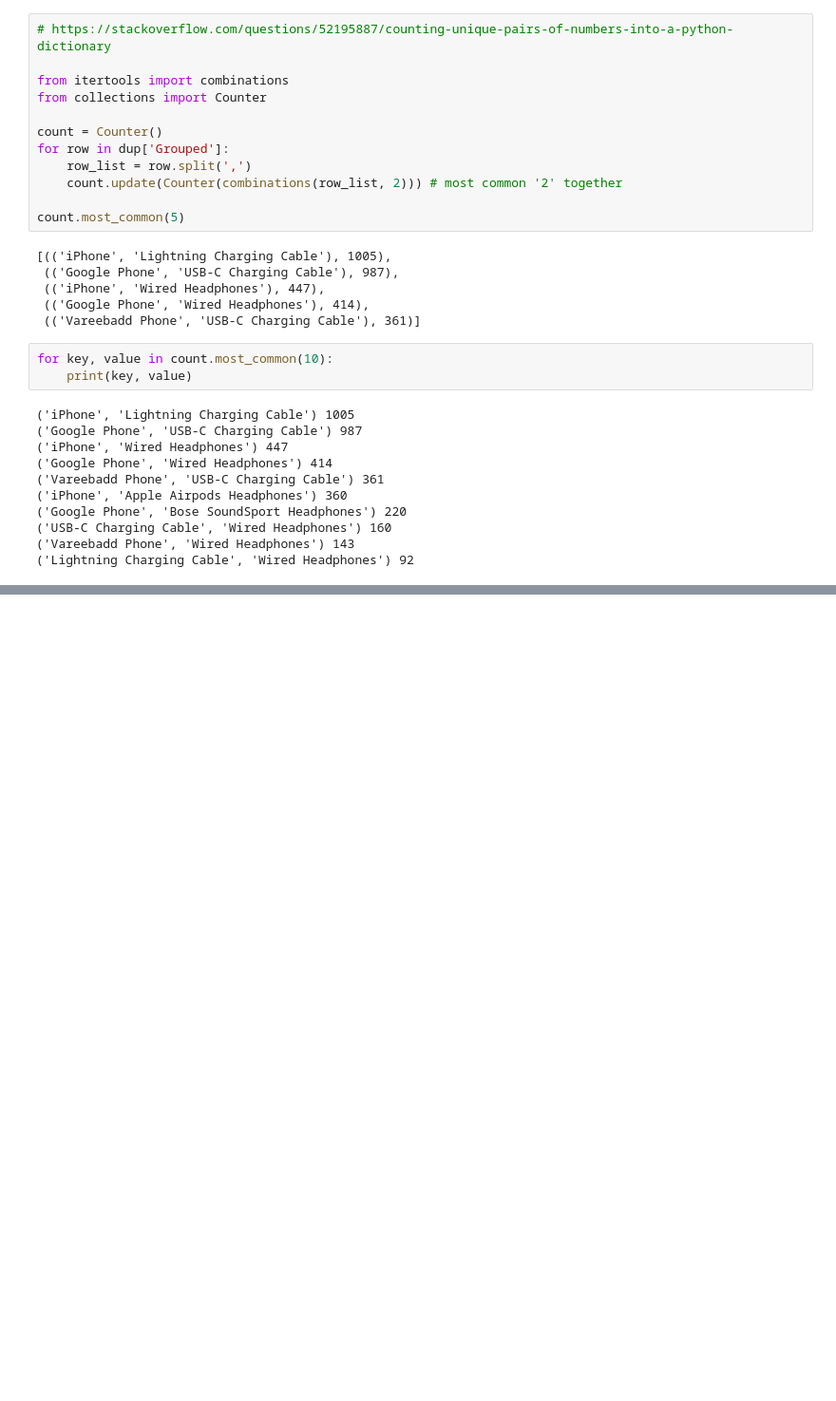
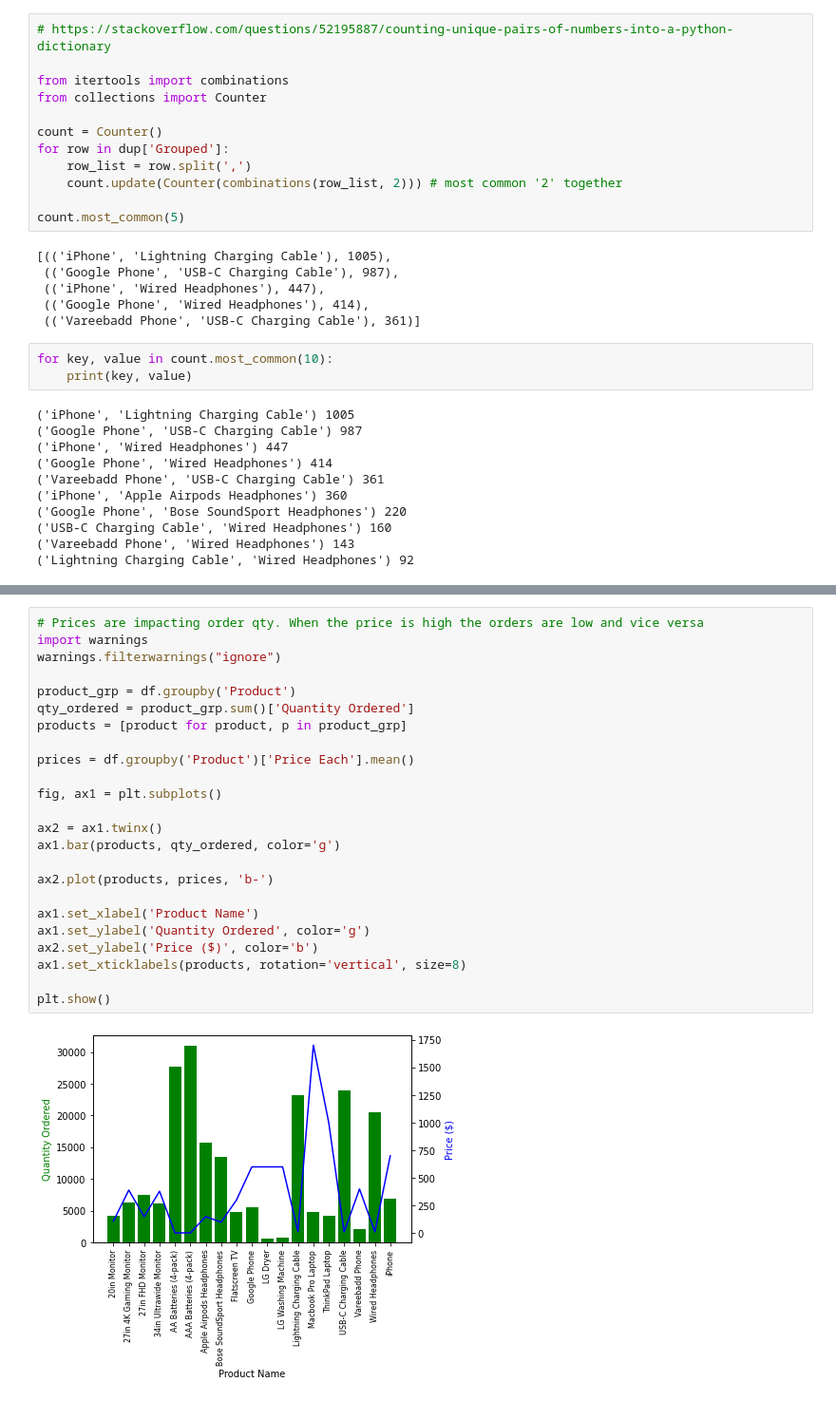
Before and after one commit to jimcrews/my-py-notebooks, a Jupyter notebook: Sales_Analysis.ipynb, the cells around one changed output, grey strips where cells are left out. Shown at 95% size. Saved outputs shown, nothing was run; the diff lists cells and outputs as text; blank space fills up the shorter version.

```diff
--- a/Sales_Analysis.ipynb
+++ b/Sales_Analysis.ipynb
@@ -218,0 +239,26 @@ for key, value in count.most_common(10):
+# %%
+# Prices are impacting order qty. When the price is high the orders are low and vice versa
+import warnings
+warnings.filterwarnings("ignore")
+
+product_grp = df.groupby('Product')
+qty_ordered = product_grp.sum()['Quantity Ordered']
+products = [product for product, p in product_grp]
+
+prices = df.groupby('Product')['Price Each'].mean()
+
+fig, ax1 = plt.subplots()
+
+ax2 = ax1.twinx()
+ax1.bar(products, qty_ordered, color='g')
+
+ax2.plot(products, prices, 'b-')
+
+ax1.set_xlabel('Product Name')
+ax1.set_ylabel('Quantity Ordered', color='g')
+ax2.set_ylabel('Price ($)', color='b')
+ax1.set_xticklabels(products, rotation='vertical', size=8)
+
+plt.show()
+# %% [output]
+[figure, added]
```
Also changed, not shown: parts of 3 cells of this notebook.
